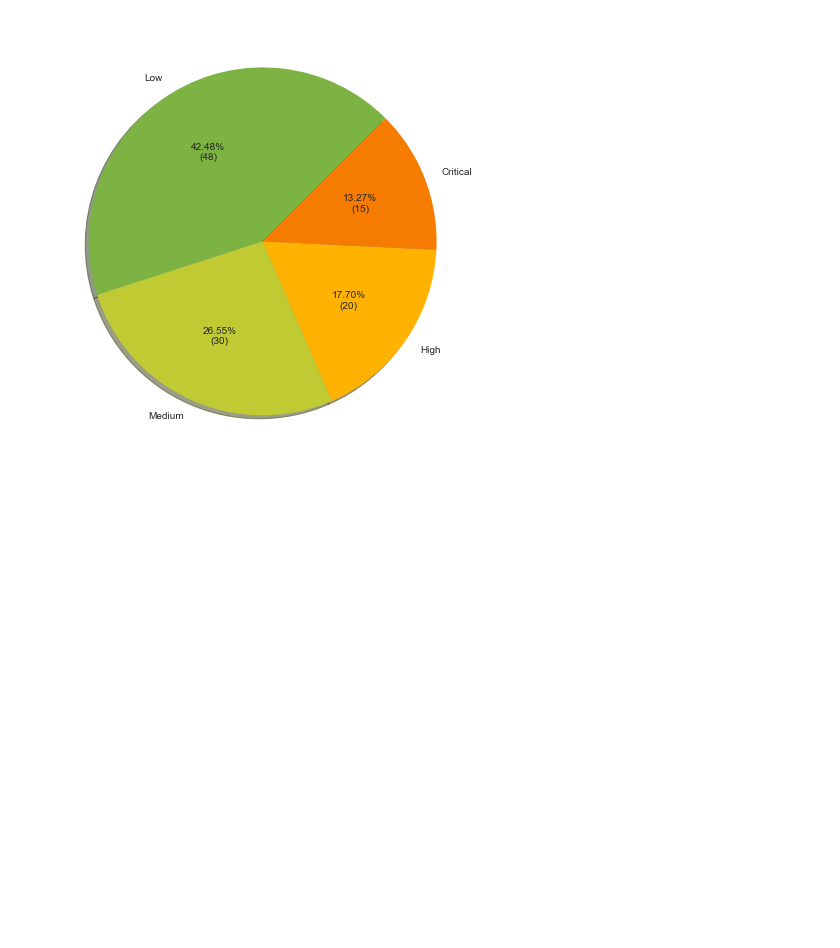
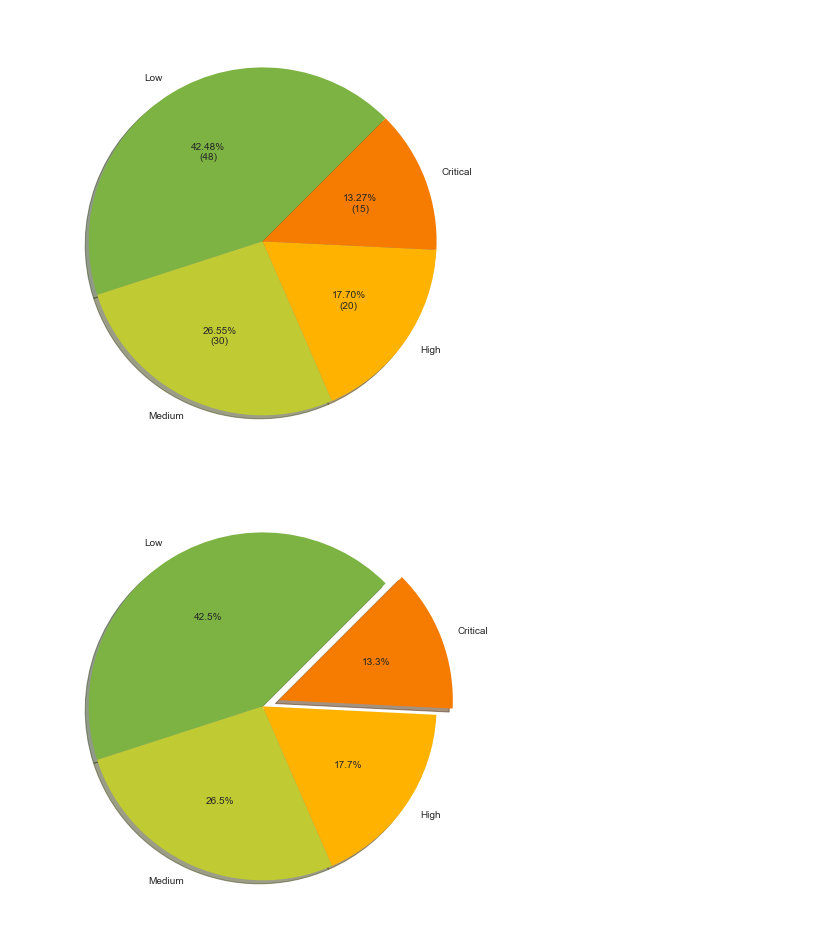
Before and after one commit to uannabi/MatPlotLibGraph, a Jupyter notebook: ScatterGraph.ipynb, the cells around one changed output. Saved outputs shown, nothing was run; the diff lists cells and outputs as text; code cells hidden in the pictures; blank space fills up the shorter version.

Commit message:
expplode pie chart

```diff
--- a/ScatterGraph.ipynb
+++ b/ScatterGraph.ipynb
@@ -116,3 +116,14 @@ plt.pie (area , labels= labels , colors= colors , startangle=45 , shadow='true',
 plt.show()
 # %% [output]
 [figure]
+# %%
+#Explode 4th Slice
+plt.figure(figsize=(8,8))
+area = [48 , 30 , 20 , 15]
+labels = ['Low' , 'Medium' , 'High' , 'Critical']
+colors = ['#7CB342','#C0CA33','#FFB300','#F57C00']
+# explode = [0,0,0,0.1] will explode the fourth slice
+plt.pie (area , labels= labels , colors= colors , startangle=45 , autopct='%1.1f%%' , shadow='true',explode=[0,0,0,0.1])
+plt.show()
+# %% [output]
+[figure, added]
```
Also changed, not shown: parts of 1 cell of this notebook.
